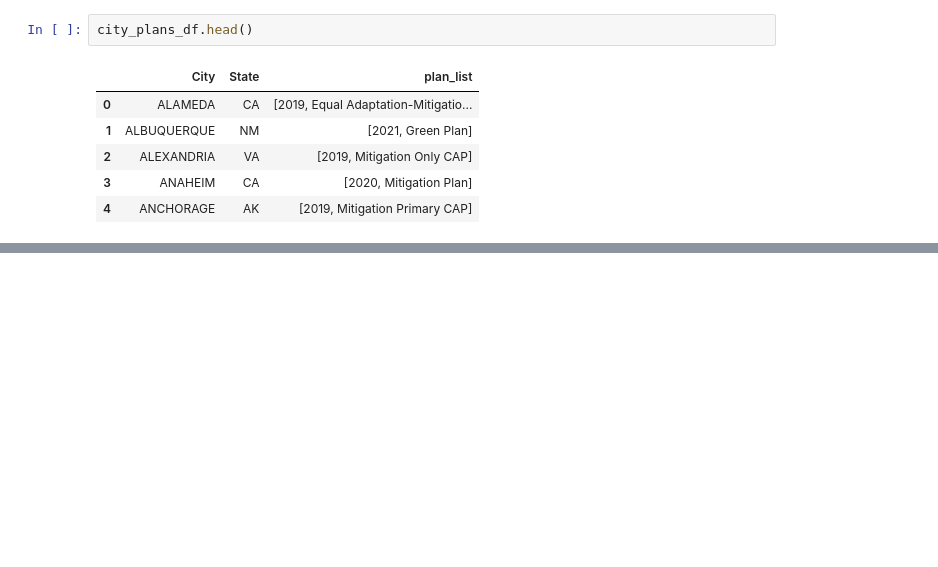
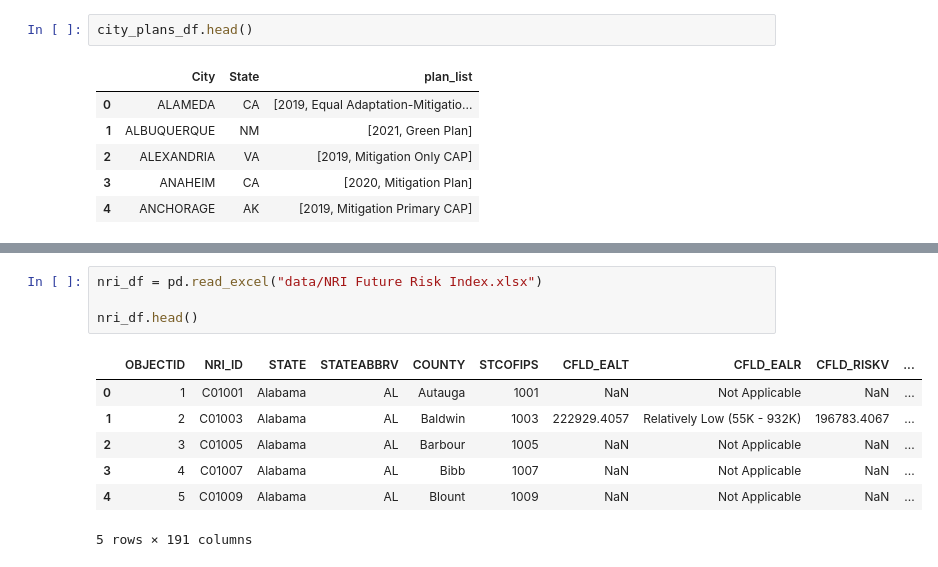
Before and after one commit to vanderbilt-data-science/climate-policy, a Jupyter notebook: maps_testing.ipynb, the cells around one changed output, grey strips where cells are left out. Saved outputs shown, nothing was run; the diff lists cells and outputs as text; blank space fills up the shorter version.

Commit message:
updated readme, added NRI Future Risk data, map pending

```diff
--- a/maps_testing.ipynb
+++ b/maps_testing.ipynb
@@ -270,0 +252,12 @@ pd.read_csv("counties_gdf.csv")
+# %%
+nri_df = pd.read_excel("data/NRI Future Risk Index.xlsx")
+
+nri_df.head()
+# %% [output]
+|  | OBJECTID | NRI_ID | STATE | STATEABBRV | COUNTY | STCOFIPS | CFLD_EALT | CFLD_EALR | CFLD_RISKV | ... |
+| 0 | 1 | C01001 | Alabama | AL | Autauga | 1001 | NaN | Not Applicable | NaN | ... |
+| 1 | 2 | C01003 | Alabama | AL | Baldwin | 1003 | 222929.4057 | Relatively Low (55K - 932K) | 196783.4067 | ... |
+| 2 | 3 | C01005 | Alabama | AL | Barbour | 1005 | NaN | Not Applicable | NaN | ... |
+| 3 | 4 | C01007 | Alabama | AL | Bibb | 1007 | NaN | Not Applicable | NaN | ... |
+| 4 | 5 | C01009 | Alabama | AL | Blount | 1009 | NaN | Not Applicable | NaN | ... |
+5 rows × 191 columns
```
Also changed, not shown: parts of 8 cells of this notebook, 7 other files.
